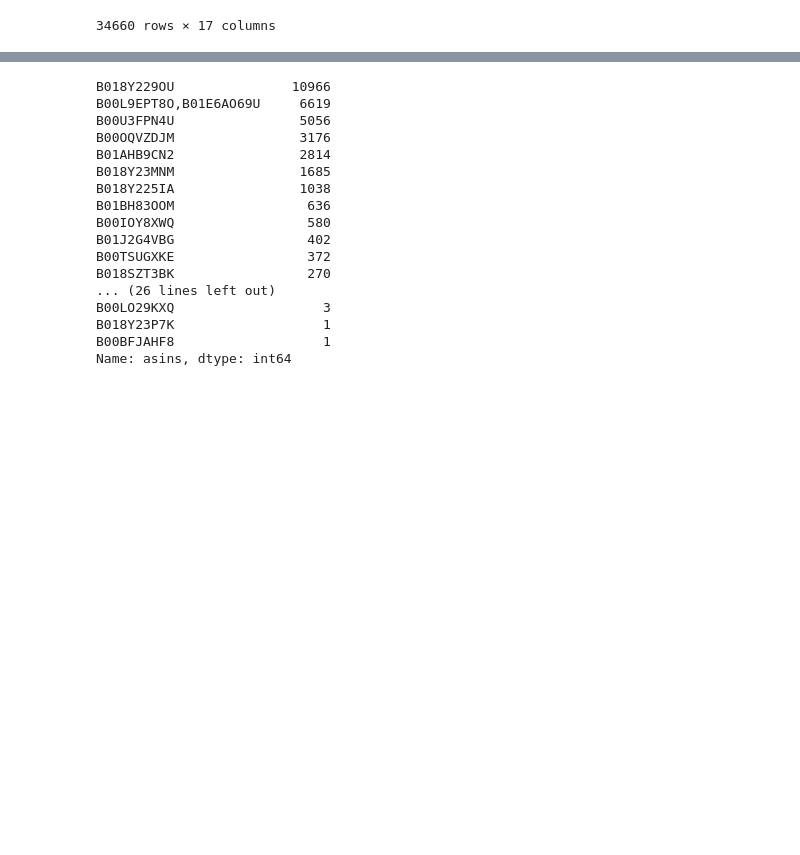
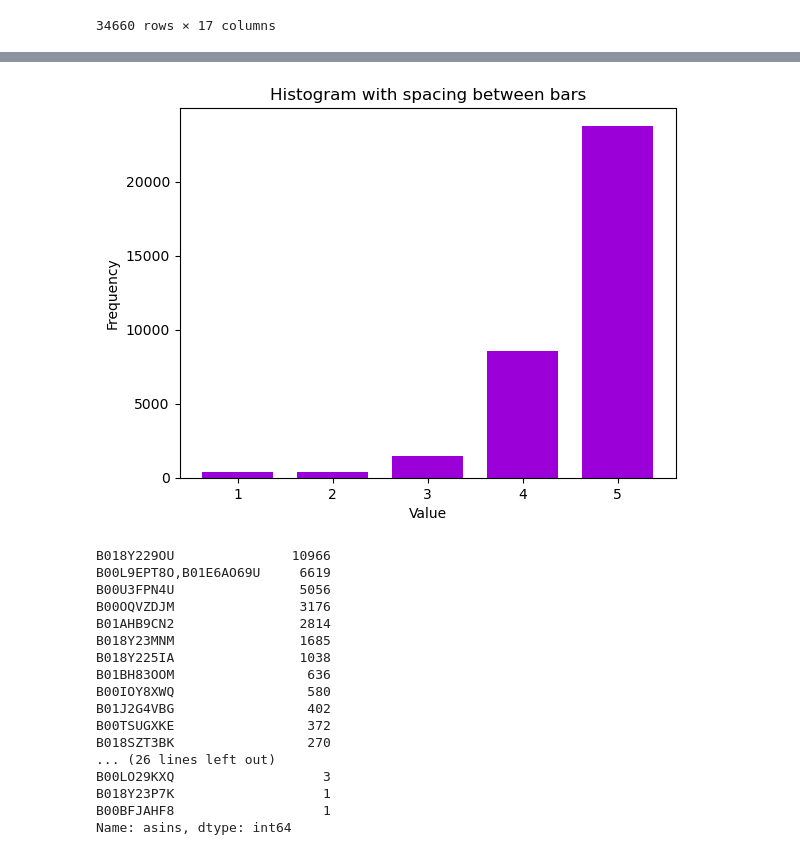
Before and after one commit to MartaTeo/ML-Project-CSE204, a Jupyter notebook: Working file.ipynb, the cells around one changed output, grey strips where cells are left out. Cells and saved outputs as stored; diff of their text form; code cells hidden in the pictures; blank space fills up the shorter version.

```diff
--- a/Working file.ipynb
+++ b/Working file.ipynb
@@ -157,3 +157,23 @@ plt.show()
+# %%
+data = df['reviews.rating']
+min_bin = 0.5
+max_bin = 5.5
+bins = np.arange(min_bin, max_bin + 1, 1)
+
+
+counts, edges = np.histogram(data, bins=bins)
+
+bar_width = 0.75
+
+for left, height in zip(edges[:-1], counts):
+    plt.bar(left + 0.5 * (1 - bar_width), height, width=bar_width, align='edge', color='#9b00d9')
+
+plt.xlabel('Value')
+plt.ylabel('Frequency')
+plt.title('Histogram with spacing between bars')
+plt.show()
+# %% [output]
+[figure, added]
 # %%
 product_counts = df[ 'asins' ].value_counts()
 
```
Also changed, not shown: parts of 5 cells of this notebook, 5 other files.
